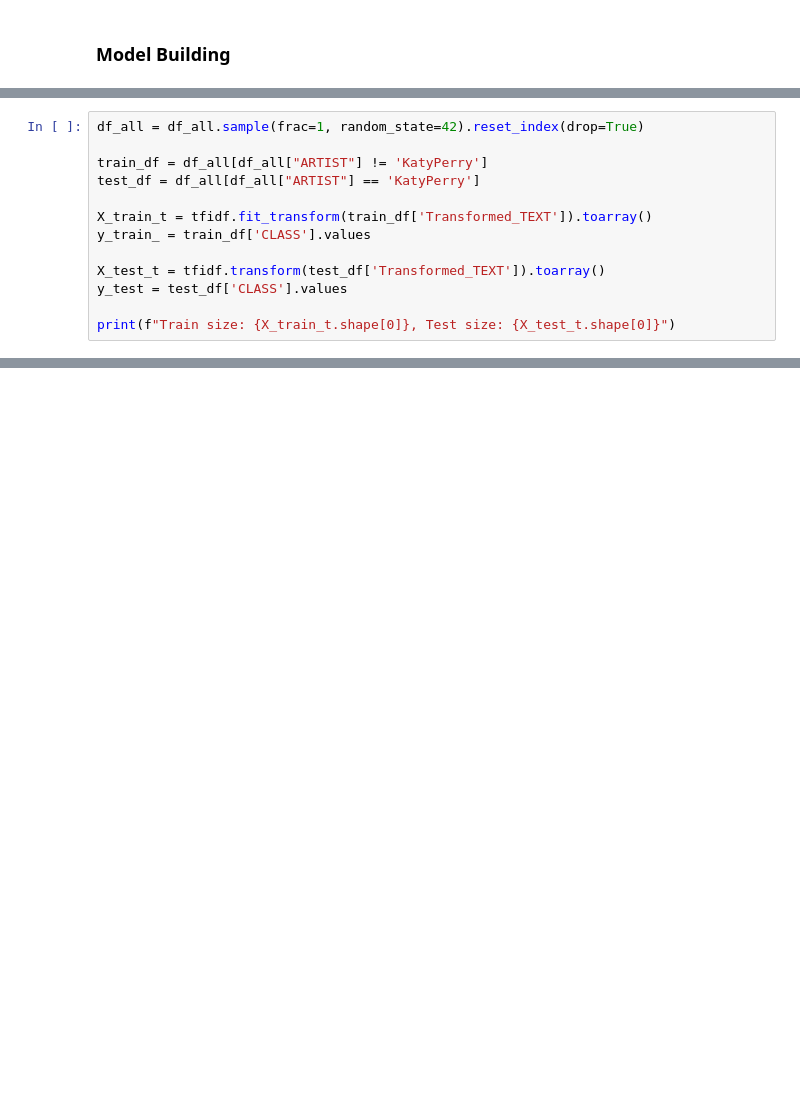
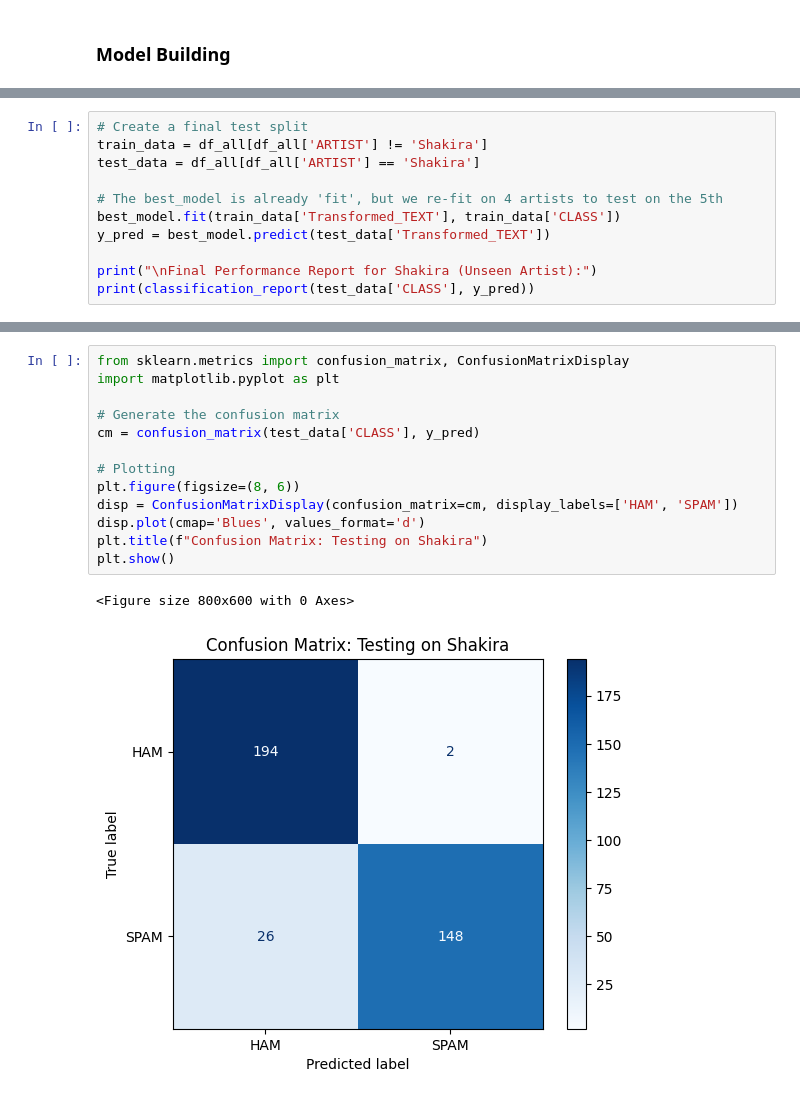
Before and after one commit to lloonnn/YT-Sanitizer, a Jupyter notebook: data_exploration.ipynb, the cells around one changed output, grey strips where cells are left out. Drawn from its saved outputs; the diff is of its cells as text; blank space fills up the shorter version.

```diff
--- a/data_exploration.ipynb
+++ b/data_exploration.ipynb
@@ -547,13 +525,0 @@ weighted avg       0.87      0.86      0.86       350
-# %%
-df_all = df_all.sample(frac=1, random_state=42).reset_index(drop=True)
-
-train_df = df_all[df_all["ARTIST"] != 'KatyPerry']
-test_df = df_all[df_all["ARTIST"] == 'KatyPerry']
-
-X_train_t = tfidf.fit_transform(train_df['Transformed_TEXT']).toarray()
-y_train_ = train_df['CLASS'].values
-
-X_test_t = tfidf.transform(test_df['Transformed_TEXT']).toarray()
-y_test = test_df['CLASS'].values
-
-print(f"Train size: {X_train_t.shape[0]}, Test size: {X_test_t.shape[0]}")
@@ -641,0 +692,11 @@ weighted avg       0.80      0.80      0.80       350
+# %%
+# Create a final test split
+train_data = df_all[df_all['ARTIST'] != 'Shakira']
+test_data = df_all[df_all['ARTIST'] == 'Shakira']
+
+# The best_model is already 'fit', but we re-fit on 4 artists to test on the 5th
+best_model.fit(train_data['Transformed_TEXT'], train_data['CLASS'])
+y_pred = best_model.predict(test_data['Transformed_TEXT'])
+
+print("\nFinal Performance Report for Shakira (Unseen Artist):")
+print(classification_report(test_data['CLASS'], y_pred))
@@ -641,0 +713,16 @@ weighted avg       0.80      0.80      0.80       350
+# %%
+from sklearn.metrics import confusion_matrix, ConfusionMatrixDisplay
+import matplotlib.pyplot as plt
+
+# Generate the confusion matrix
+cm = confusion_matrix(test_data['CLASS'], y_pred)
+
+# Plotting
+plt.figure(figsize=(8, 6))
+disp = ConfusionMatrixDisplay(confusion_matrix=cm, display_labels=['HAM', 'SPAM'])
+disp.plot(cmap='Blues', values_format='d')
+plt.title(f"Confusion Matrix: Testing on Shakira")
+plt.show()
+# %% [output]
+<Figure size 800x600 with 0 Axes>
+[figure, added]
```
Also changed, not shown: parts of 20 cells of this notebook, 9 other files.
